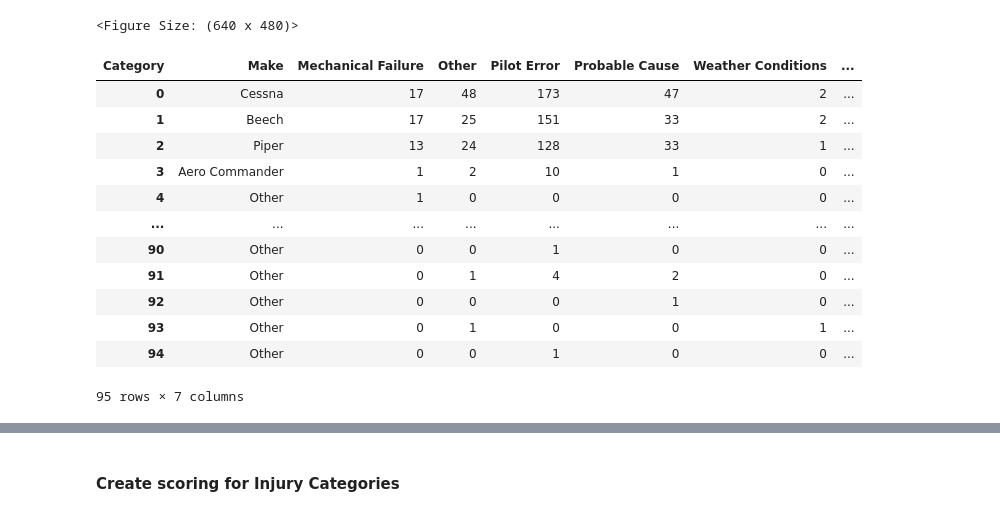
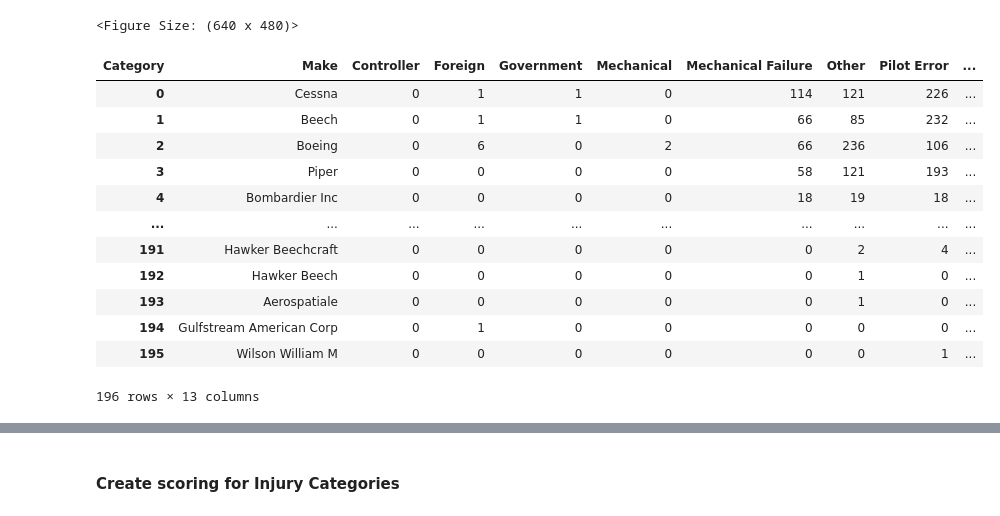
Before and after one commit to orcuncanlilar/aircraft-selection-strategy, a Jupyter notebook: aircraft_selection_strategy.ipynb, the cells around one changed output, grey strips where cells are left out. Saved outputs shown, nothing was run; the diff lists cells and outputs as text; code cells hidden in the pictures.

```diff
--- a/aircraft_selection_strategy.ipynb
+++ b/aircraft_selection_strategy.ipynb
@@ -197,23 +197,23 @@ aviation_data['Category'] = aviation_data['Category'].fillna('Unknown')
 # %%
 pivot_table = aviation_data.pivot_table(index='Make', columns='Category', aggfunc='size', fill_value=0).sort_values(by='Mechanical Failure', ascending=False)
 pivot_table['Percentage of Mechanical Failures'] = pivot_table['Mechanical Failure'] / pivot_table.sum(axis=1) * 100
 pivot_table = pivot_table.reset_index()
-pivot_table['Make'] = pivot_table['Make'].apply(lambda x: x if x in ['Cessna', 'Piper', 'Beech', 'Aero Commander'] else 'Other')
+#pivot_table['Make'] = pivot_table['Make'].apply(lambda x: x if x in ['Cessna', 'Piper', 'Beech', 'Aero Commander'] else 'Other')
 pivot_table
 # %% [output]
-| Category | Make | Mechanical Failure | Other | Pilot Error | Probable Cause | Weather Conditions | ... |
-| 0 | Cessna | 17 | 48 | 173 | 47 | 2 | ... |
-| 1 | Beech | 17 | 25 | 151 | 33 | 2 | ... |
-| 2 | Piper | 13 | 24 | 128 | 33 | 1 | ... |
-| 3 | Aero Commander | 1 | 2 | 10 | 1 | 0 | ... |
-| 4 | Other | 1 | 0 | 0 | 0 | 0 | ... |
-| ... | ... | ... | ... | ... | ... | ... | ... |
-| 90 | Other | 0 | 0 | 1 | 0 | 0 | ... |
-| 91 | Other | 0 | 1 | 4 | 2 | 0 | ... |
-| 92 | Other | 0 | 0 | 0 | 1 | 0 | ... |
-| 93 | Other | 0 | 1 | 0 | 0 | 1 | ... |
-| 94 | Other | 0 | 0 | 1 | 0 | 0 | ... |
+| Category | Make | Controller | Foreign | Government | Mechanical | Mechanical Failure | Other | Pilot Error | ... |
+| 0 | Cessna | 0 | 1 | 1 | 0 | 114 | 121 | 226 | ... |
+| 1 | Beech | 0 | 1 | 1 | 0 | 66 | 85 | 232 | ... |
+| 2 | Boeing | 0 | 6 | 0 | 2 | 66 | 236 | 106 | ... |
+| 3 | Piper | 0 | 0 | 0 | 0 | 58 | 121 | 193 | ... |
+| 4 | Bombardier Inc | 0 | 0 | 0 | 0 | 18 | 19 | 18 | ... |
+| ... | ... | ... | ... | ... | ... | ... | ... | ... | ... |
+| 191 | Hawker Beechcraft | 0 | 0 | 0 | 0 | 0 | 2 | 4 | ... |
+| 192 | Hawker Beech | 0 | 0 | 0 | 0 | 0 | 1 | 0 | ... |
+| 193 | Aerospatiale | 0 | 0 | 0 | 0 | 0 | 1 | 0 | ... |
+| 194 | Gulfstream American Corp | 0 | 1 | 0 | 0 | 0 | 0 | 0 | ... |
+| 195 | Wilson William M | 0 | 0 | 0 | 0 | 0 | 0 | 1 | ... |
-95 rows × 7 columns
+196 rows × 13 columns
 # %%
 # Data Preparation
 pivot_table = pivot_table\
```
Also changed, not shown: parts of 14 cells of this notebook.
